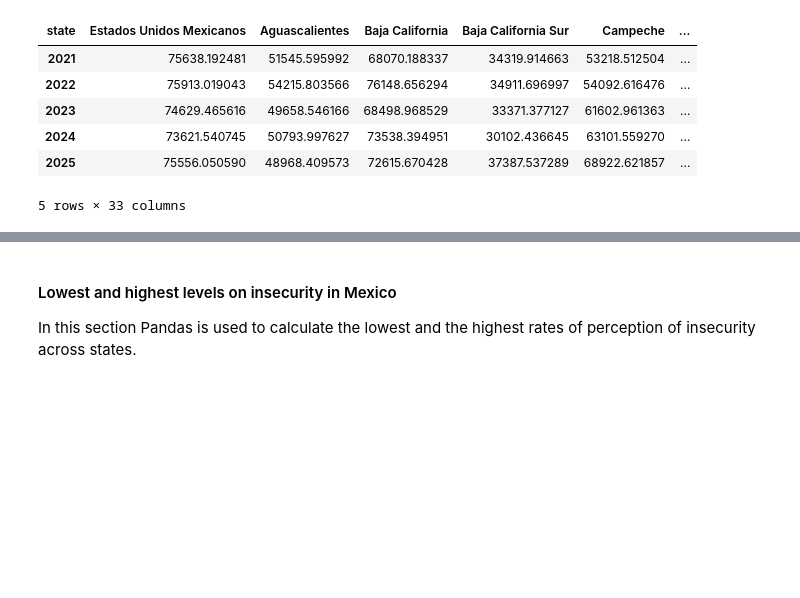
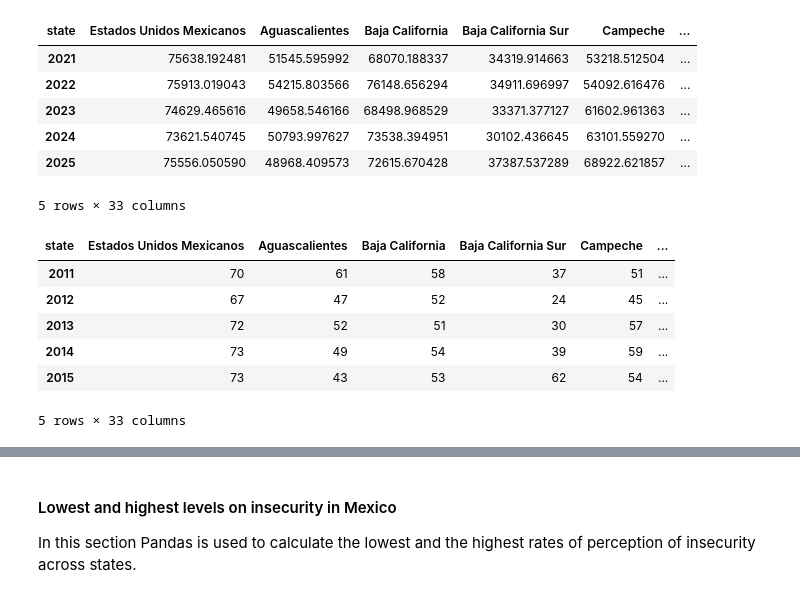
Before and after one commit to irenecelebrin/programming-for-data-analytics, a Jupyter notebook: project/project.ipynb, the cells around one changed output, grey strips where cells are left out. Cells and saved outputs as stored; diff of their text form; code cells hidden in the pictures; blank space fills up the shorter version.

```diff
--- a/project/project.ipynb
+++ b/project/project.ipynb
@@ -561,3 +562,16 @@ new_security_by_state.tail(5)
 | 2024 | 73621.540745 | 50793.997627 | 73538.394951 | 30102.436645 | 63101.559270 | ... |
 | 2025 | 75556.050590 | 48968.409573 | 72615.670428 | 37387.537289 | 68922.621857 | ... |
 5 rows × 33 columns
+# %%
+for col in new_security_by_state:
+    new_security_by_state[col] = round(new_security_by_state[col] * 100 / 100000).astype(int)
+
+new_security_by_state.head(5)
+# %% [output]
+| state | Estados Unidos Mexicanos | Aguascalientes | Baja California | Baja California Sur | Campeche | ... |
+| 2011 | 70 | 61 | 58 | 37 | 51 | ... |
+| 2012 | 67 | 47 | 52 | 24 | 45 | ... |
+| 2013 | 72 | 52 | 51 | 30 | 57 | ... |
+| 2014 | 73 | 49 | 54 | 39 | 59 | ... |
+| 2015 | 73 | 43 | 53 | 62 | 54 | ... |
+5 rows × 33 columns
```
Also changed, not shown: parts of 8 cells of this notebook.
